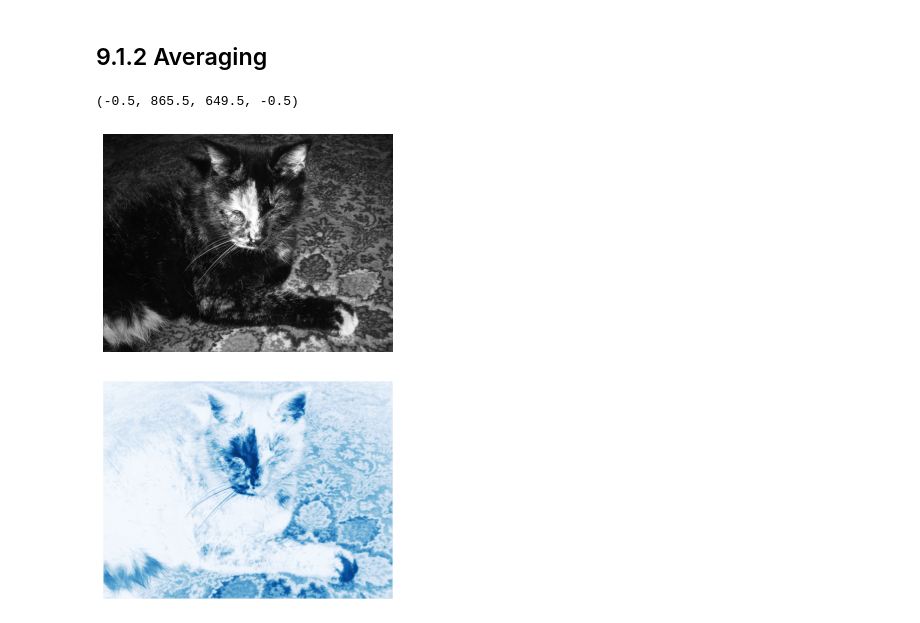
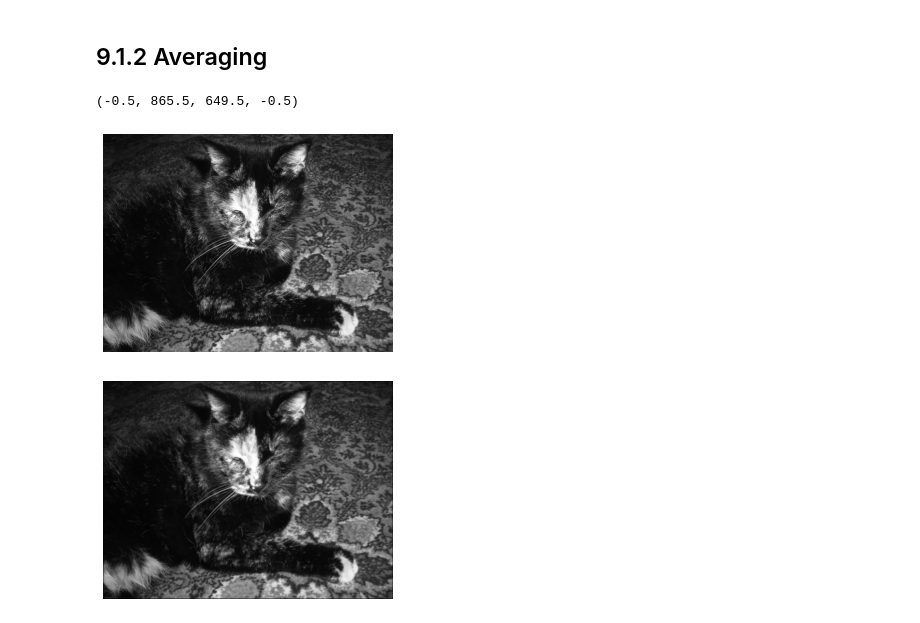
Before and after one commit to mkuchle16/biophysics, a Jupyter notebook: week-06/computer-lab-3.ipynb, the cells around one changed output. Saved outputs shown, nothing was run; the diff lists cells and outputs as text; code cells hidden in the pictures.

```diff
--- a/week-06/computer-lab-3.ipynb
+++ b/week-06/computer-lab-3.ipynb
@@ -32,20 +33,20 @@ image = plt.imread('bwCat.tif')
 # %%
 # Creating a 3x3 filter
 my_filter = np.ones((3,3))/9
 
 response1 = convolve(image,my_filter)
 plt.figure()
 plt.imshow(image)
 plt.set_cmap('gray')
 plt.axis('off')
 #fig = plt.gcf()
 #fig.set_facecolor('white')
 
 plt.figure()
 plt.imshow(response1)
-plt.set_cmap('Blues')
+plt.set_cmap('gray')
 plt.axis('off')
 # %% [output]
 (-0.5, 865.5, 649.5, -0.5)
 [figure]
-[figure, old version]
+[figure, new version]
```
Also changed, not shown: parts of 13 cells of this notebook, 3 other files.
